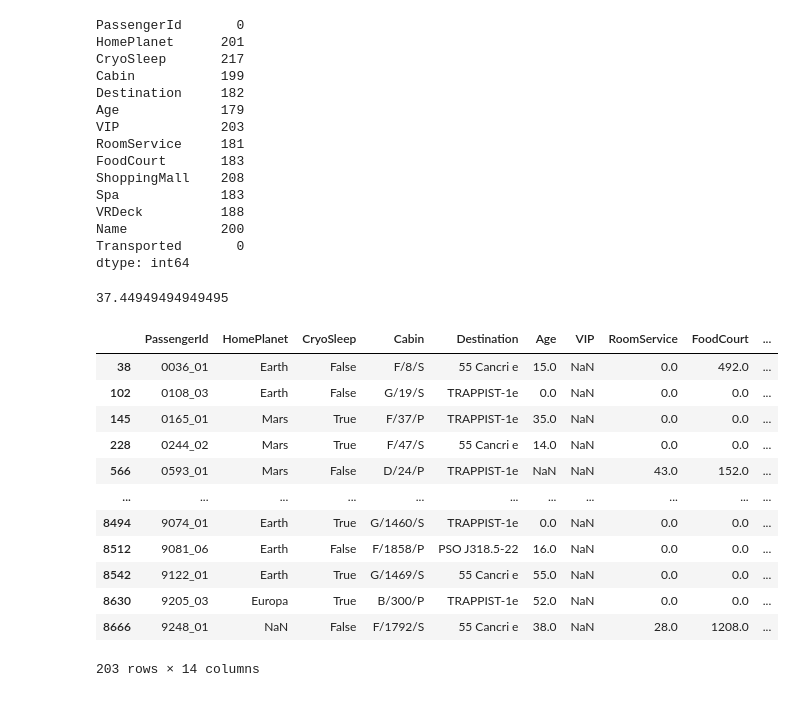
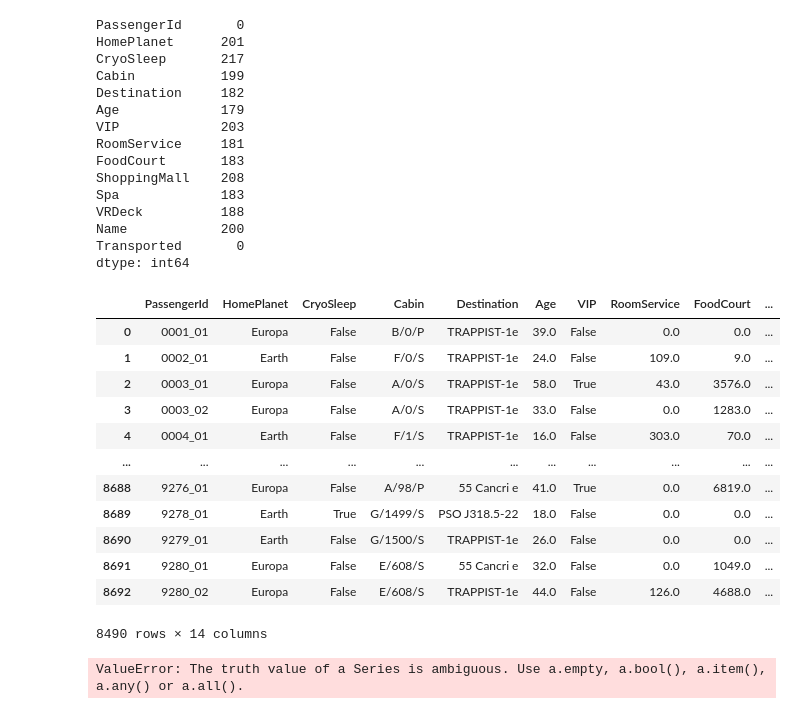
Before and after one commit to MMMarinov/ProjectPortfolio, a Jupyter notebook: 1. Titanic_SpaceShip - Binary Classification/Titanic_SpaceShip_XGBoost.ipynb, the cells around one changed output. Cells and saved outputs as stored; diff of their text form; code cells hidden in the pictures.

```diff
--- a/1. Titanic_SpaceShip - Binary Classification/Titanic_SpaceShip_XGBoost.ipynb
+++ b/1. Titanic_SpaceShip - Binary Classification/Titanic_SpaceShip_XGBoost.ipynb
@@ -423,28 +423,55 @@ def Cryo_Expense_Impute(df):
         df[column] = df.apply(lambda row: 0 if pd.isna(row[column]) and row['CryoSleep'] == True else row[column], axis=1)
         df[column] = df.apply(lambda row: df[column].mean() if pd.isna(row[column]) else row[column], axis=1)
 # %%
+# Populates the Age based on whether the person was a VIP or not. Populates only False VIP's if Age is below 18.
+# Since we can't know for sure if they are VIP over 18 we will use simply imputer to calculate the mean
 def Age_VIP_Impute(df):
     df['Age'] = df.apply(lambda row: df[df['VIP']==True].Age.mean() \
                          if pd.isna(row['Age']) and row['VIP'] == True \
                          else df[df['VIP']==False].Age.mean(), axis=1).astype('float64')
     df['VIP'] = df.apply(lambda row: False \
-                         if pd.isna(row['Age']) and row['VIP'] == True \
-                         else df[df['VIP']==False].Age.mean(), axis=1).astype('float64')
+                         if pd.isna(row['VIP']) and row['age'] < 18 \
+                         else df['VIP'])
-# %% [output]
-37.44949494949495
-# %%
-titanic_data_clean[titanic_data_clean['VIP'].isna()]
-# %% [output]
-|  | PassengerId | HomePlanet | CryoSleep | Cabin | Destination | Age | VIP | RoomService | FoodCourt | ... |
-| 38 | 0036_01 | Earth | False | F/8/S | 55 Cancri e | 15.0 | NaN | 0.0 | 492.0 | ... |
-| 102 | 0108_03 | Earth | False | G/19/S | TRAPPIST-1e | 0.0 | NaN | 0.0 | 0.0 | ... |
-| 145 | 0165_01 | Mars | True | F/37/P | TRAPPIST-1e | 35.0 | NaN | 0.0 | 0.0 | ... |
-| 228 | 0244_02 | Mars | True | F/47/S | 55 Cancri e | 14.0 | NaN | 0.0 | 0.0 | ... |
-| 566 | 0593_01 | Mars | False | D/24/P | TRAPPIST-1e | NaN | NaN | 43.0 | 152.0 | ... |
-| ... | ... | ... | ... | ... | ... | ... | ... | ... | ... | ... |
-| 8494 | 9074_01 | Earth | True | G/1460/S | TRAPPIST-1e | 0.0 | NaN | 0.0 | 0.0 | ... |
-| 8512 | 9081_06 | Earth | False | F/1858/P | PSO J318.5-22 | 16.0 | NaN | 0.0 | 0.0 | ... |
-| 8542 | 9122_01 | Earth | True | G/1469/S | 55 Cancri e | 55.0 | NaN | 0.0 | 0.0 | ... |
-| 8630 | 9205_03 | Europa | True | B/300/P | TRAPPIST-1e | 52.0 | NaN | 0.0 | 0.0 | ... |
-| 8666 | 9248_01 | NaN | False | F/1792/S | 55 Cancri e | 38.0 | NaN | 28.0 | 1208.0 | ... |
-203 rows × 14 columns
+# %%
+# This populate the rest of the missing values using either the mean or the most_frequent
+def Simple_Impute(df):
+    columns = df.columns
+    dtypes = df.dtypes
+    for column in columns:
+        # Check the data type of the column
+        dtype = dtypes[column]
+
+        if dtype == 'object':
+            # Impute missing values with the mode strategy for categorical columns
+            imputer = SimpleImputer(strategy='most_frequent')
+        else:
+            # Impute missing values with the mean strategy for numerical columns
+            imputer = SimpleImputer(strategy='mean')
+
+        # Extract the column as a 2D array for imputation
+        column_data = df[[column]].values
+
+        # Impute missing values
+        imputed_column_data = imputer.fit_transform(column_data)
+
+        # Convert the imputed column array back to a DataFrame
+        imputed_column = pd.DataFrame(imputed_column_data, columns=[column])
+
+        # Concatenate the imputed column with the existing imputed_data DataFrame
+        imputed_data = pd.concat([imputed_data, imputed_column], axis=1)
+
+    return imputed_data
+# %% [output]
+|  | PassengerId | HomePlanet | CryoSleep | Cabin | Destination | Age | VIP | RoomService | FoodCourt | ... |
+| 0 | 0001_01 | Europa | False | B/0/P | TRAPPIST-1e | 39.0 | False | 0.0 | 0.0 | ... |
+| 1 | 0002_01 | Earth | False | F/0/S | TRAPPIST-1e | 24.0 | False | 109.0 | 9.0 | ... |
+| 2 | 0003_01 | Europa | False | A/0/S | TRAPPIST-1e | 58.0 | True | 43.0 | 3576.0 | ... |
+| 3 | 0003_02 | Europa | False | A/0/S | TRAPPIST-1e | 33.0 | False | 0.0 | 1283.0 | ... |
+| 4 | 0004_01 | Earth | False | F/1/S | TRAPPIST-1e | 16.0 | False | 303.0 | 70.0 | ... |
+| ... | ... | ... | ... | ... | ... | ... | ... | ... | ... | ... |
+| 8688 | 9276_01 | Europa | False | A/98/P | 55 Cancri e | 41.0 | True | 0.0 | 6819.0 | ... |
+| 8689 | 9278_01 | Earth | True | G/1499/S | PSO J318.5-22 | 18.0 | False | 0.0 | 0.0 | ... |
+| 8690 | 9279_01 | Earth | False | G/1500/S | TRAPPIST-1e | 26.0 | False | 0.0 | 0.0 | ... |
+| 8691 | 9280_01 | Europa | False | E/608/S | 55 Cancri e | 32.0 | False | 0.0 | 1049.0 | ... |
+| 8692 | 9280_02 | Europa | False | E/608/S | TRAPPIST-1e | 44.0 | False | 126.0 | 4688.0 | ... |
+8490 rows × 14 columns
@@ -450,0 +491,5 @@ titanic_data_clean[titanic_data_clean['VIP'].isna()]
+# %%
+titanic_data_clean_complete = Cryo_Expense_Impute(titanic_data_clean)
+titanic_data_clean_complete
+# %% [output]
+ValueError: The truth value of a Series is ambiguous. Use a.empty, a.bool(), a.item(), a.any() or a.all().
```
Also changed, not shown: parts of 1 cell of this notebook.
